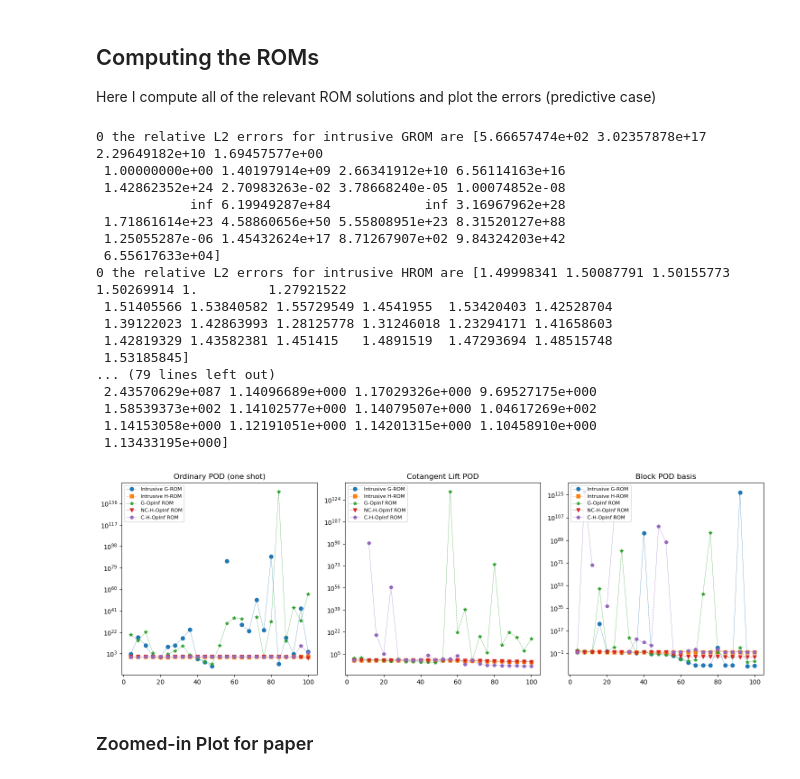
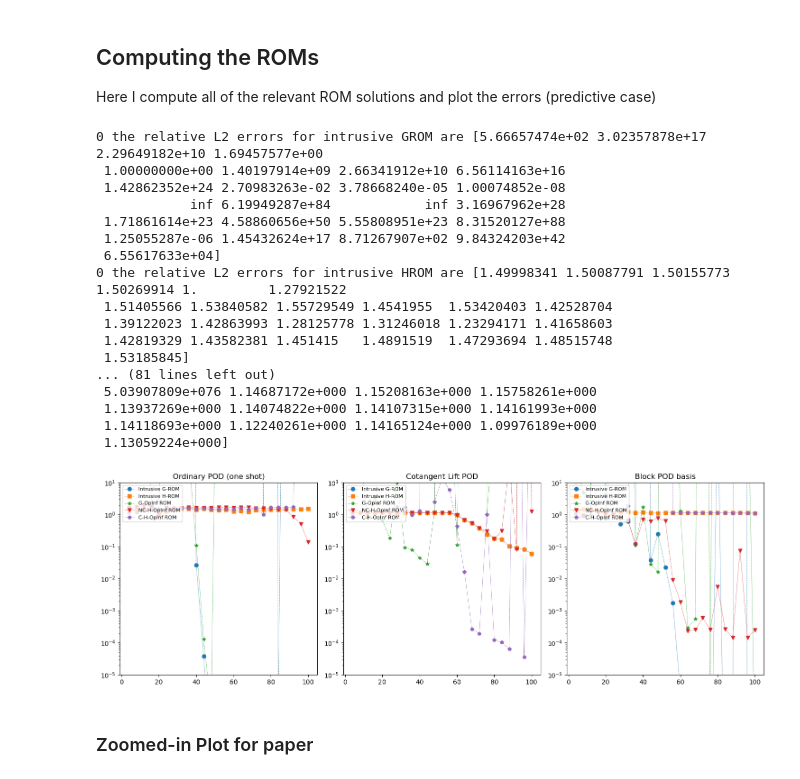
Before and after one commit to sandialabs/HamiltonianOpInf, a Jupyter notebook: CantileverPlate/plate_test.ipynb, the cells around one changed output. Saved outputs shown, nothing was run; the diff lists cells and outputs as text; code cells hidden in the pictures.

```diff
--- a/CantileverPlate/plate_test.ipynb
+++ b/CantileverPlate/plate_test.ipynb
@@ -352,7 +362,7 @@ titleList   = ['Ordinary POD (one shot)',
 
 alpha=1
 
-for i in range(len(UmatList)):
+for i in range(0,len(UmatList)):
 
     OpInfLists  = ou.build_OpInf_stuff(UmatList[i], X[:,:Nt], Xd[:,:Nt],
                                         gH[:,:Nt], L, nList[-1])
@@ -368,25 +378,25 @@ for i in range(len(UmatList)):
     if oneShotList[i]:
         # Compute once and for all
         if MCtog[i]:
-            LhatHOpFullMC = ou.NC_H_OpInf(OpInfListMC, nList[-1], eps=1.0e-12)
+            LhatHOpFullMC = ou.NC_H_OpInf(OpInfListMC, nList[-1], eps=0.0e-10)
         else:
-            LhatHOpFull   = ou.NC_H_OpInf(OpInfLists[0], nList[-1], eps=1.0e-12)
+            LhatHOpFull   = ou.NC_H_OpInf(OpInfLists[0], nList[-1], eps=0.0e-10)
 
-        AhatOpFull        = ou.C_H_OpInf(OpInfLists[1], nList[-1], SigmaList[i], eps=1.0e-10)
+        AhatOpFull        = ou.C_H_OpInf(OpInfLists[1], nList[-1], SigmaList[i], eps=0.0e-11)
 
-    DhatOpFull            = ou.G_OpInf(OpInfLists[-1], nList[-1], SigmaList[i], eps=1.0e-10)
+    DhatOpFull            = ou.G_OpInf(OpInfLists[-1], nList[-1], SigmaList[i], eps=0.0e-10)
 
     for j,n in enumerate(nList):
 
         if not oneShotList[i]:
             # Compute for each n
-            DhatOp  = ou.G_OpInf(OpInfLists[-1], n, SigmaList[i], eps=1.0e-10)
+            DhatOp  = ou.G_OpInf(OpInfLists[-1], n, SigmaList[i], eps=0.0e-10)
             if MCtog[i]:
-                LhatHOpMC = ou.NC_H_OpInf(OpInfListMC, n, eps=1.0e-12)
+                LhatHOpMC = ou.NC_H_OpInf(OpInfListMC, n, eps=0.0e-10)
             else:
-                LhatHOp   = ou.NC_H_OpInf(OpInfLists[0], n, eps=1.0e-12)
+                LhatHOp   = ou.NC_H_OpInf(OpInfLists[0], n, eps=0.0e-10)
 
-            AhatOp        = ou.C_H_OpInf(OpInfLists[1], n, SigmaList[i], eps=1.0e-10, BorisZhu=False)
+            AhatOp        = ou.C_H_OpInf(OpInfLists[1], n, SigmaList[i], eps=0.0e-11, BorisZhu=False)
         else:
             if isinstance(UmatList[i], list):
                 Ablock1 = AhatOpFull[:n//2, :n//2]
@@ -458,38 +468,38 @@ for i in range(len(UmatList)):
     # Print error magnitudes
     print(f'{i} the relative L2 errors for intrusive GROM are {eIntG[i]}')
     print(f'{i} the relative L2 errors for intrusive HROM are {eIntH[i]}')
     print(f'{i} the relative L2 errors for generic OpInf are {eOp[i]}')
     print(f'{i} the relative L2 errors for noncanonical Hamiltonian OpInf are {eOpH[i]}')
     print(f'{i} the relative L2 errors for canonical Hamiltonian OpInf are {eOpA[i]}' + '\n')
 
     ax.flatten()[i].semilogy(nList, eIntG[i], label='Intrusive G-ROM', marker='o', linestyle='--', linewidth=0.5, markersize=6, alpha=alpha)
     ax.flatten()[i].semilogy(nList, eIntH[i], label='Intrusive H-ROM', marker='s', linestyle='--', linewidth=0.5, markersize=6, alpha=alpha)
     ax.flatten()[i].semilogy(nList, eOp[i],  label='G-OpInf ROM', marker='*', linestyle='--', linewidth=0.5, markersize=6, alpha=alpha)
     ax.flatten()[i].semilogy(nList, eOpH[i], label='NC-H-OpInf ROM', marker='v', linestyle='--', linewidth=0.5, markersize=6, alpha=alpha)
     ax.flatten()[i].semilogy(nList, eOpA[i], label='C-H-OpInf ROM', marker='p', linestyle='--', linewidth=0.5, markersize=6, alpha=alpha)
-    # ax.flatten()[i].set_ylim([10**-5, 10.])
+    ax.flatten()[i].set_ylim([10**-5, 10.])
     ax.flatten()[i].set_title(f'{titleList[i]}')
     ax.flatten()[i].legend(prop={'size':8}, loc=2)
 
 plt.tight_layout()
-# plt.savefig(f'PlatePlotPred', transparent=True)
+plt.savefig(f'PlatePlotPred', transparent=True)
 plt.show()
 # %% [output]
 0 the relative L2 errors for intrusive GROM are [5.66657474e+02 3.02357878e+17 2.29649182e+10 1.69457577e+00
  1.00000000e+00 1.40197914e+09 2.66341912e+10 6.56114163e+16
  1.42862352e+24 2.70983263e-02 3.78668240e-05 1.00074852e-08
             inf 6.19949287e+84            inf 3.16967962e+28
  1.71861614e+23 4.58860656e+50 5.55808951e+23 8.31520127e+88
  1.25055287e-06 1.45432624e+17 8.71267907e+02 9.84324203e+42
  6.55617633e+04]
 0 the relative L2 errors for intrusive HROM are [1.49998341 1.50087791 1.50155773 1.50269914 1.         1.27921522
  1.51405566 1.53840582 1.55729549 1.4541955  1.53420403 1.42528704
  1.39122023 1.42863993 1.28125778 1.31246018 1.23294171 1.41658603
  1.42819329 1.43582381 1.451415   1.4891519  1.47293694 1.48515748
  1.53185845]
-... (79 lines left out)
- 2.43570629e+087 1.14096689e+000 1.17029326e+000 9.69527175e+000
- 1.58539373e+002 1.14102577e+000 1.14079507e+000 1.04617269e+002
- 1.14153058e+000 1.12191051e+000 1.14201315e+000 1.10458910e+000
- 1.13433195e+000]
+... (81 lines left out)
+ 5.03907809e+076 1.14687172e+000 1.15208163e+000 1.15758261e+000
+ 1.13937269e+000 1.14074822e+000 1.14107315e+000 1.14161993e+000
+ 1.14118693e+000 1.12240261e+000 1.14165124e+000 1.09976189e+000
+ 1.13059224e+000]
-[figure, old version]
+[figure, new version]
```
Also changed, not shown: parts of 9 cells of this notebook, 7 other files.
